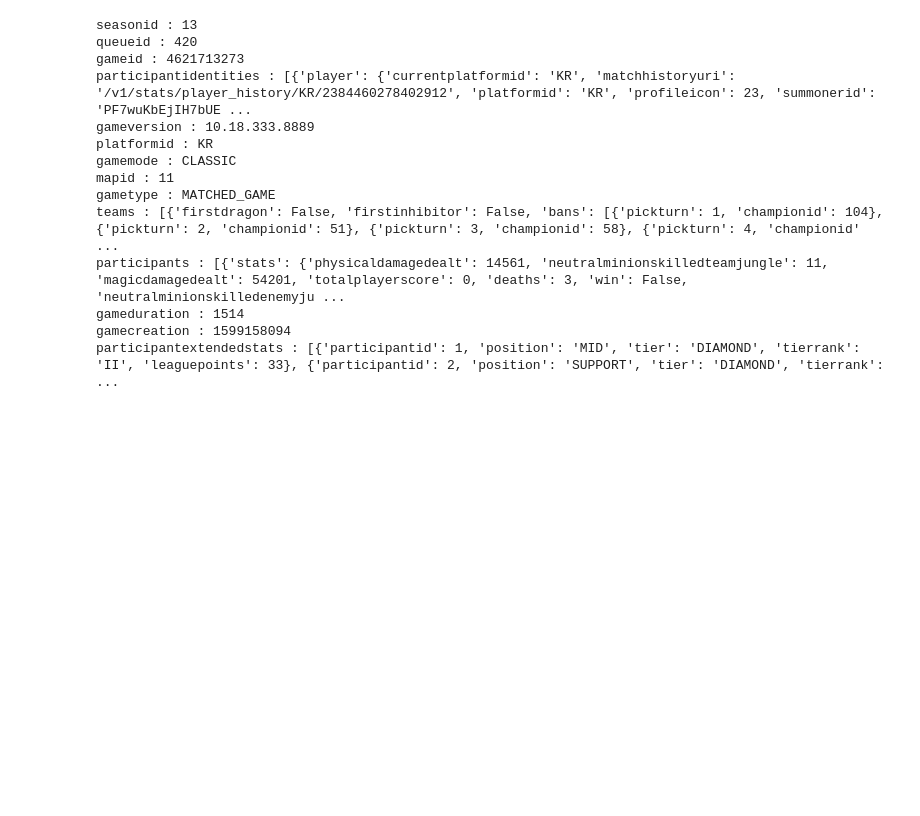
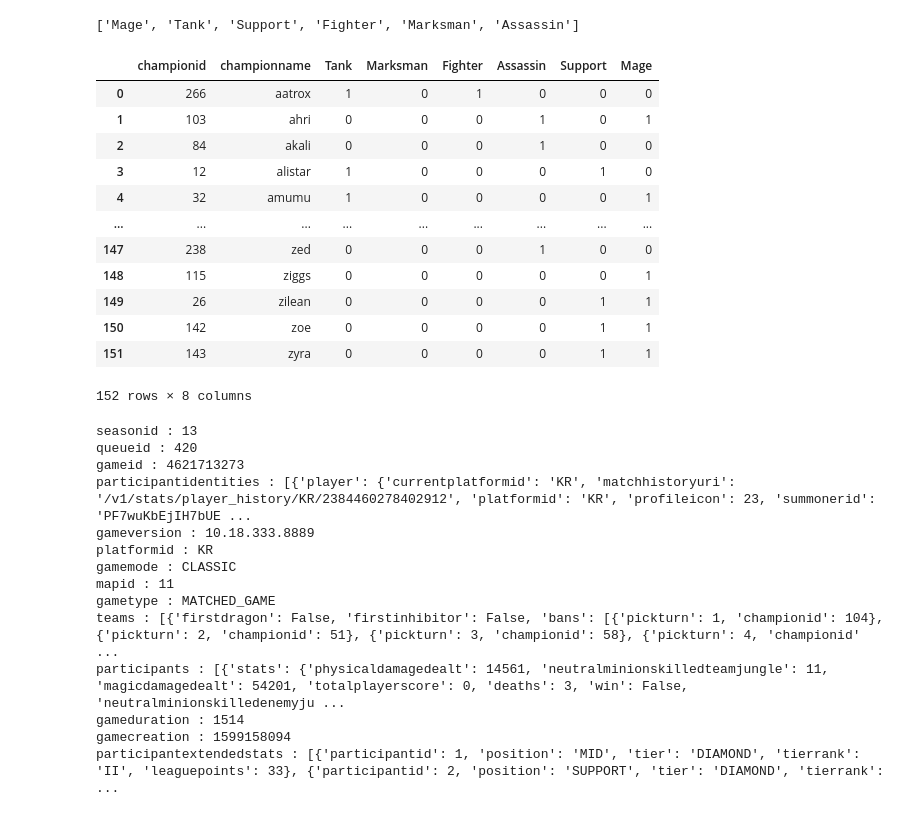
Before and after one commit to zookeeper464/op.gg, a Jupyter notebook: lol_data_analysis.ipynb, the cells around one changed output. Cells and saved outputs as stored; diff of their text form; code cells hidden in the pictures; blank space fills up the shorter version.

```diff
--- a/lol_data_analysis.ipynb
+++ b/lol_data_analysis.ipynb
@@ -5,3 +5,7 @@
 
 import json
 import pandas as pd
+# %%
+url = '/content/drive/MyDrive/op.gg/champions.json'
+with open(url) as myfile:
+    champ = json.loads(myfile.read())
@@ -8,3 +36,35 @@ import pandas as pd
+# %%
+# 챔프에 대한 테그를 찾고 이 태그에 따라서 분석을 하려 한다.
+# 순서대로 탱커, 원딜, 브루져, 암살자, 서폿, 메이지로 부른다.
+
+champ_type = list(champ_type)
+champ_type
+# %% [output]
+['Mage', 'Tank', 'Support', 'Fighter', 'Marksman', 'Assassin']
+# %%
+df0 = []
+for i in champ:
+  temp = set(i['tags'])
+  df0.append([i['key'],i['id'],len(temp&set(['Tank'])),len(temp&set(['Marksman'])),len(temp&set(['Fighter'])),len(temp&set(['Assassin'])),
+              len(temp&set(['Support'])), len(temp&set(['Mage']))])
+# %%
+Champion = pd.DataFrame(df0, columns=['championid', 'championname', 'Tank', 'Marksman', 'Fighter', 'Assassin', 'Support', 'Mage'])
+# %%
+Champion
+# %% [output]
+|  | championid | championname | Tank | Marksman | Fighter | Assassin | Support | Mage |
+| 0 | 266 | aatrox | 1 | 0 | 1 | 0 | 0 | 0 |
+| 1 | 103 | ahri | 0 | 0 | 0 | 1 | 0 | 1 |
+| 2 | 84 | akali | 0 | 0 | 0 | 1 | 0 | 0 |
+| 3 | 12 | alistar | 1 | 0 | 0 | 0 | 1 | 0 |
+| 4 | 32 | amumu | 1 | 0 | 0 | 0 | 0 | 1 |
+| ... | ... | ... | ... | ... | ... | ... | ... | ... |
+| 147 | 238 | zed | 0 | 0 | 0 | 1 | 0 | 0 |
+| 148 | 115 | ziggs | 0 | 0 | 0 | 0 | 0 | 1 |
+| 149 | 26 | zilean | 0 | 0 | 0 | 0 | 1 | 1 |
+| 150 | 142 | zoe | 0 | 0 | 0 | 0 | 1 | 1 |
+| 151 | 143 | zyra | 0 | 0 | 0 | 0 | 1 | 1 |
+152 rows × 8 columns
 # %%
 #컴퓨터 용량의 한계로 데이터를 전부 불러오지 못하고 부분만 불러왔습니다.
 # %%
```
Also changed, not shown: parts of 37 cells of this notebook.
